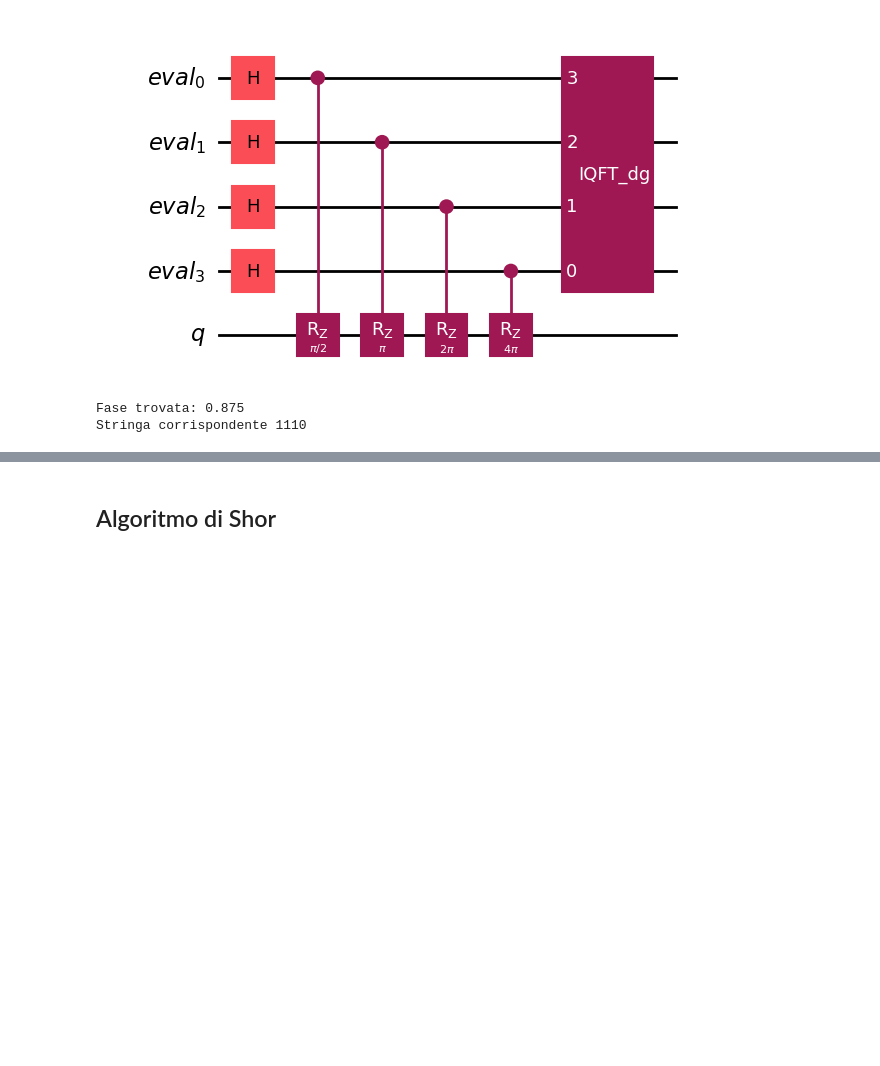
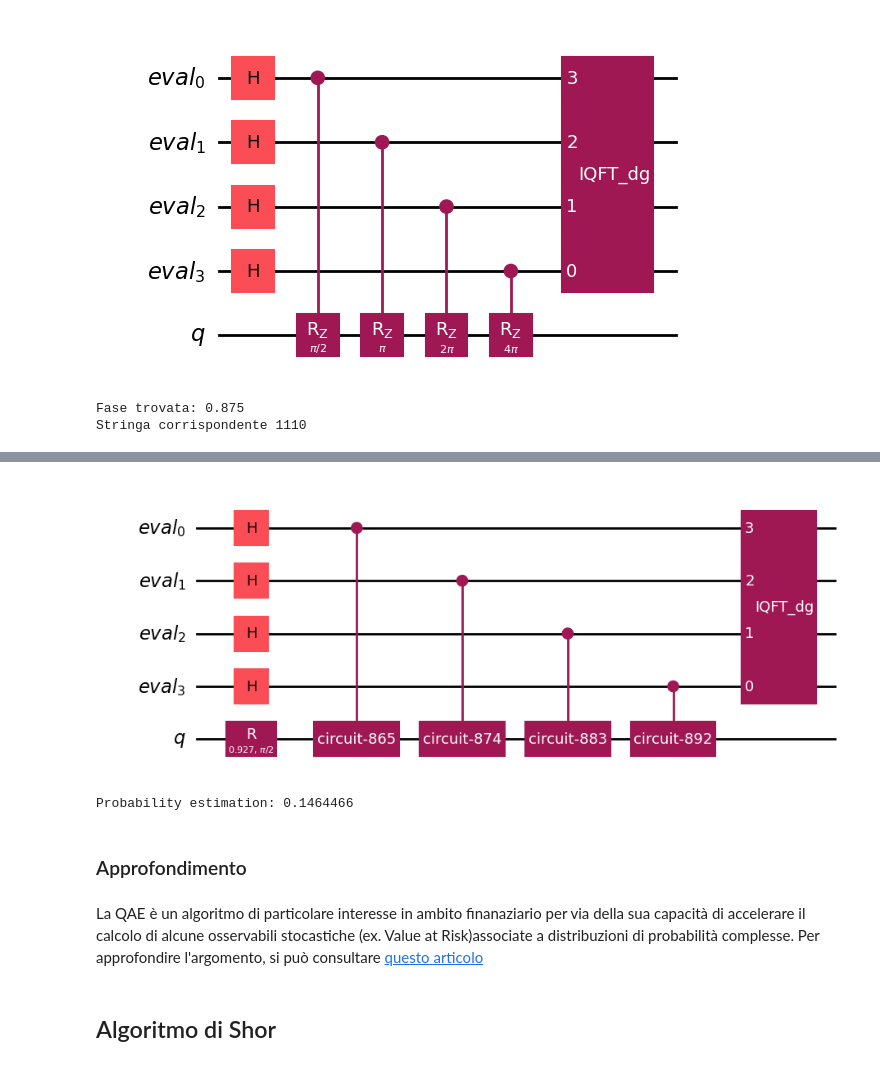
Before and after one commit to marcocippo97/qc_master_lesson, a Jupyter notebook: qc_master_lesson.ipynb, the cells around one changed output, grey strips where cells are left out. Cells and saved outputs as stored; diff of their text form; code cells hidden in the pictures; blank space fills up the shorter version.

```diff
--- a/qc_master_lesson.ipynb
+++ b/qc_master_lesson.ipynb
@@ -690,3 +859,42 @@ Stringa corrispondente 1110
+# %%
+from qiskit_algorithms import EstimationProblem
+from qiskit_algorithms import AmplitudeEstimation
+from qiskit.primitives import Sampler
+import warnings
+
+warnings.filterwarnings(category=DeprecationWarning, action='ignore')
+
+# probabilità p della Bernoulliana
+p=0.2
+
+A = BernoulliA(p)
+Q = BernoulliQ(p)
+
+problem = EstimationProblem(
+    state_preparation=A,  # A operator
+    grover_operator=Q,  # Q operator
+    objective_qubits=[0],  # the "good" state Psi1 is identified as measuring |1> in qubit 0
+)
+sampler = Sampler()
+
+ae = AmplitudeEstimation(
+    num_eval_qubits=4,  # the number of evaluation qubits specifies circuit width and accuracy
+    sampler=sampler,
+    )
+
+qc = ae.construct_circuit(problem)
+qc.decompose(reps=1).draw('mpl')
+# %% [output]
+[figure, added]
+# %%
+ae_result = ae.estimate(problem).estimation
+print('Probability estimation:', ae_result)
+# %% [output]
+Probability estimation: 0.1464466
+# %% [markdown]
+### Approfondimento
+# %% [markdown]
+La QAE è un algoritmo di particolare interesse in ambito finanaziario per via della sua capacità di accelerare il calcolo di alcune osservabili stocastiche (ex. Value at Risk)associate a distribuzioni di probabilità complesse. Per approfondire l'argomento, si può consultare [questo articolo](https://ieeexplore.ieee.org/stamp/stamp.jsp?arnumber=9259208)
 # %% [markdown]
 ## Algoritmo di Shor
 # %% [markdown]
```
Also changed, not shown: parts of 10 cells of this notebook, 2 other files.
